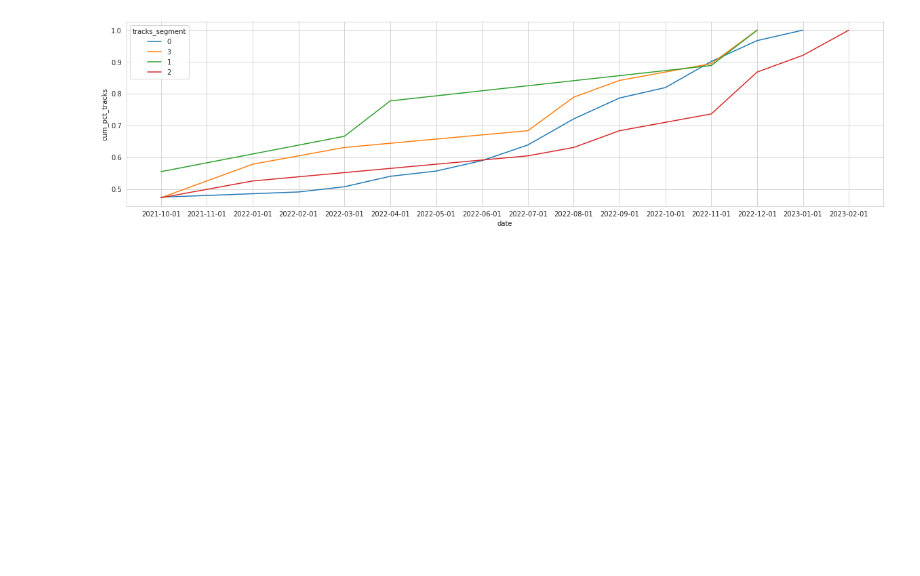
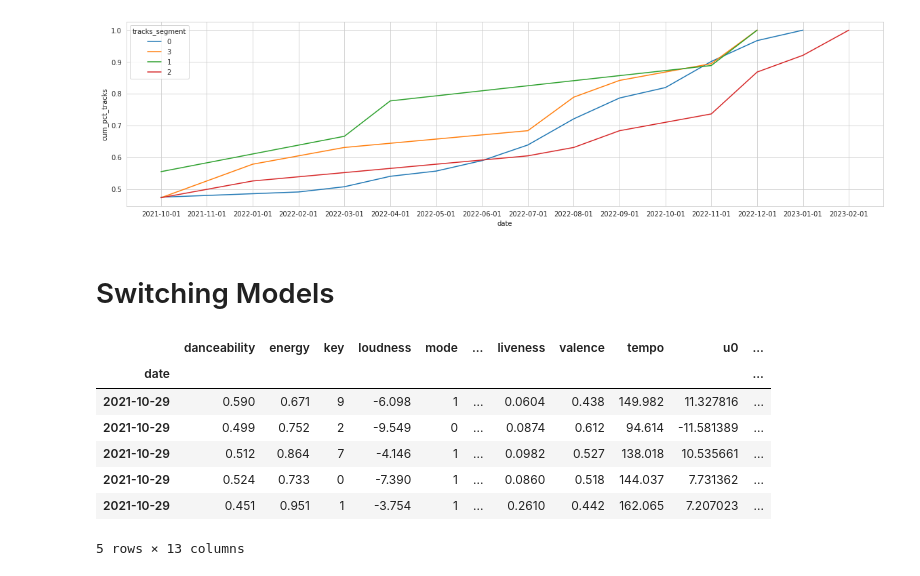
Before and after one commit to lejinvarghese/art, a Jupyter notebook: src/music/explore_genres.ipynb, the cells around one changed output. Drawn from its saved outputs; the diff is of its cells as text; code cells hidden in the pictures; blank space fills up the shorter version.

```diff
--- a/src/music/explore_genres.ipynb
+++ b/src/music/explore_genres.ipynb
@@ -23,6 +26,7 @@ import matplotlib.pyplot as plt
 from sklearn.preprocessing import MinMaxScaler
 from sklearn.cluster import DBSCAN, KMeans, AgglomerativeClustering
 import umap
+import numpy as np
 
 load_dotenv()
 filterwarnings("ignore")
@@ -31,8 +35,11 @@ SPOTIFY_CLIENT_ID = os.getenv("SPOTIFY_CLIENT_ID")
 SPOTIFY_CLIENT_SECRET = os.getenv("SPOTIFY_CLIENT_SECRET")
 SPOTIFY_PLAYLIST_IDS = os.getenv("SPOTIFY_PLAYLIST_IDS")
 
-sp = spotipy.Spotify(auth_manager=SpotifyClientCredentials(client_id=SPOTIFY_CLIENT_ID,
-                                                           client_secret=SPOTIFY_CLIENT_SECRET))
+sp = spotipy.Spotify(
+    auth_manager=SpotifyClientCredentials(
+        client_id=SPOTIFY_CLIENT_ID, client_secret=SPOTIFY_CLIENT_SECRET
+    )
+)
 # %% [markdown]
 # Get Tracks
 # %%
@@ -201,3 +281,5 @@ Segment Profile
 [interactive output not drawn]
 [interactive output not drawn]
 [figure]
+# %% [markdown]
+# Switching Models
@@ -203,0 +289,22 @@ Segment Profile
+# %%
+time_df = tracks_df.copy().set_index("track_id")[["date"]]
+
+umap_features = pd.DataFrame(
+    clusterable_embedding, index=features.index, columns=["u0", "u1"]
+)
+features_combined = features.merge(umap_features, left_index=True, right_index=True)
+
+time_df = time_df.merge(features_combined, left_index=True, right_index=True)
+time_df["date"] = pd.to_datetime(time_df["date"]).dt.date
+time_df.set_index("date", inplace=True)
+time_df.sort_values(by="date", inplace=True)
+time_df.head()
+# %% [output]
+|  | danceability | energy | key | loudness | mode | ... | liveness | valence | tempo | u0 | ... |
+| date |  |  |  |  |  |  |  |  |  |  | ... |
+| 2021-10-29 | 0.590 | 0.671 | 9 | -6.098 | 1 | ... | 0.0604 | 0.438 | 149.982 | 11.327816 | ... |
+| 2021-10-29 | 0.499 | 0.752 | 2 | -9.549 | 0 | ... | 0.0874 | 0.612 | 94.614 | -11.581389 | ... |
+| 2021-10-29 | 0.512 | 0.864 | 7 | -4.146 | 1 | ... | 0.0982 | 0.527 | 138.018 | 10.535661 | ... |
+| 2021-10-29 | 0.524 | 0.733 | 0 | -7.390 | 1 | ... | 0.0860 | 0.518 | 144.037 | 7.731362 | ... |
+| 2021-10-29 | 0.451 | 0.951 | 1 | -3.754 | 1 | ... | 0.2610 | 0.442 | 162.065 | 7.207023 | ... |
+5 rows × 13 columns
```
Also changed, not shown: parts of 11 cells of this notebook, 2 other files.
